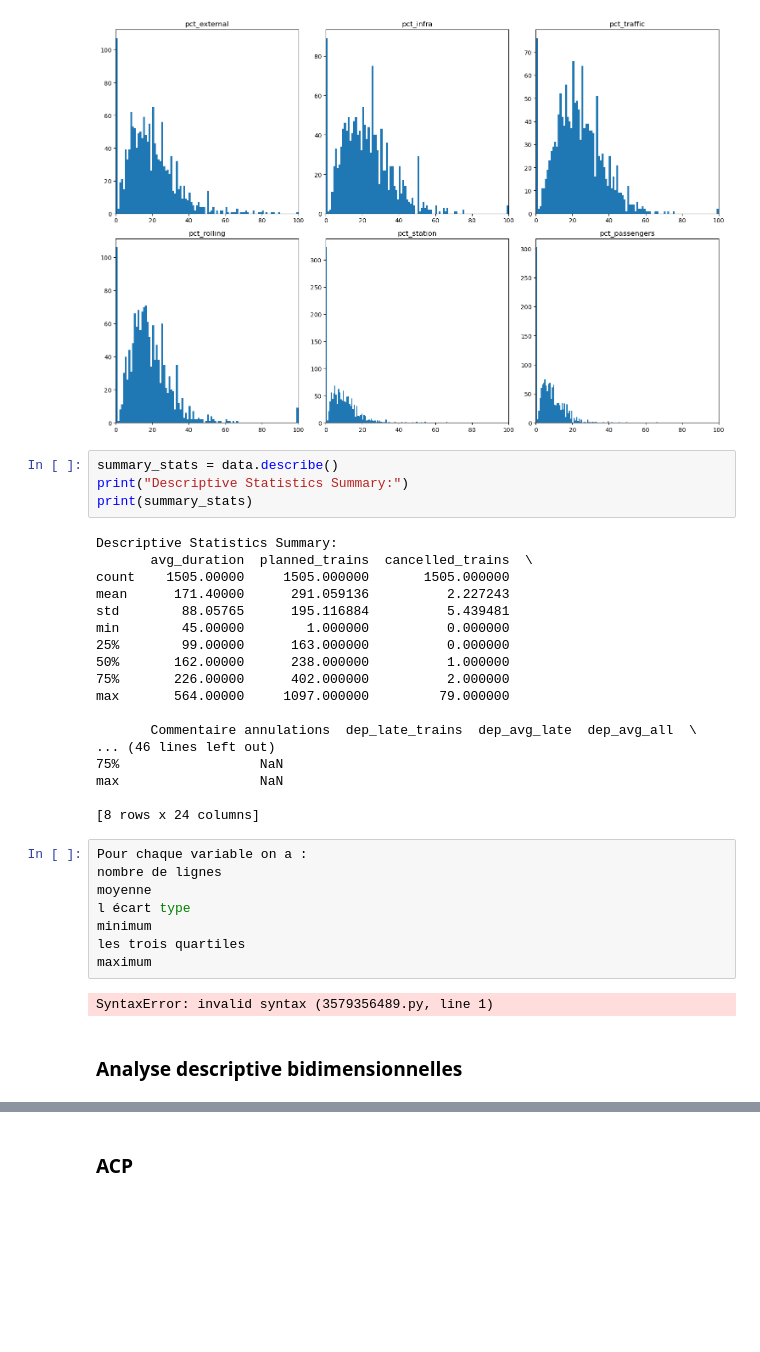
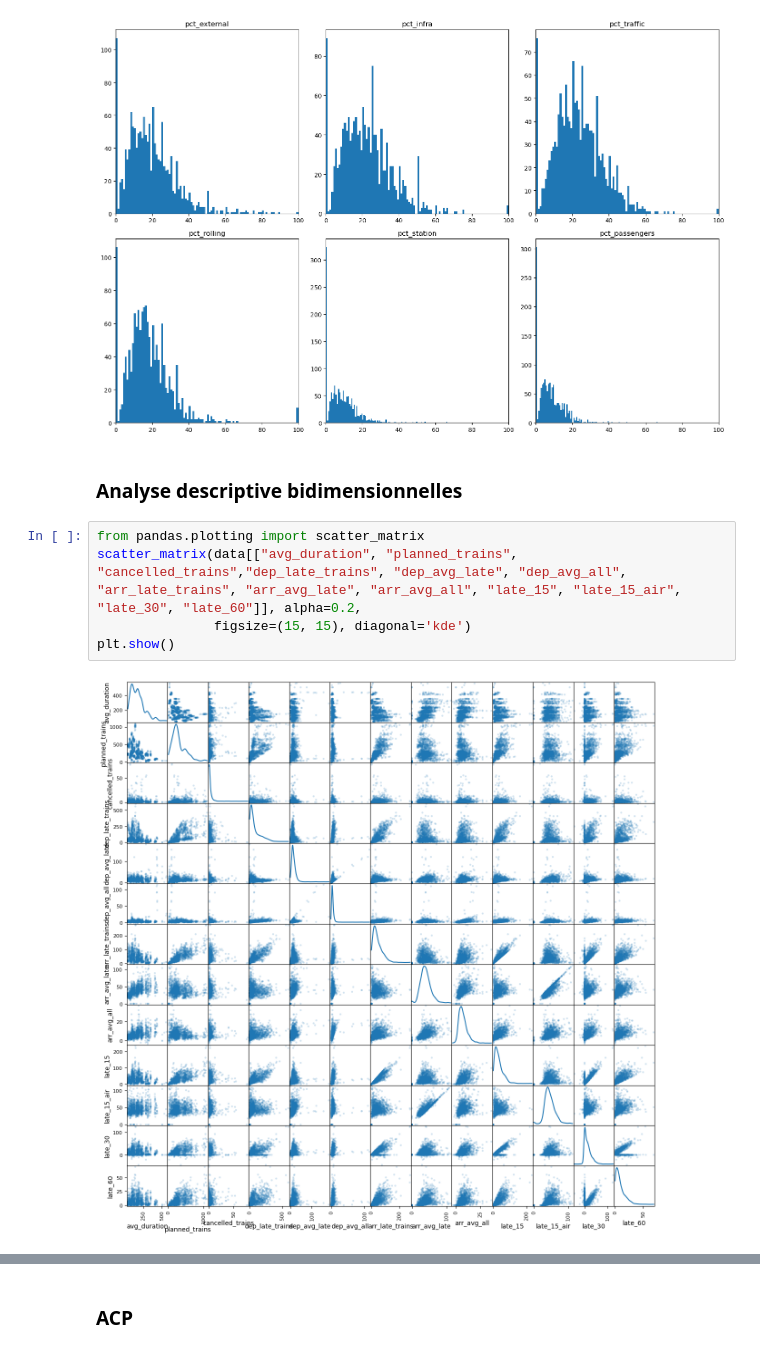
Before and after one commit to Clara-Lst/Projet_AD, a Jupyter notebook: AD-projet-python.ipynb, the cells around one changed output, grey strips where cells are left out. Saved outputs shown, nothing was run; the diff lists cells and outputs as text; blank space fills up the shorter version.

Commit message:
Analyse descriptive: etude de questions, 11mars TP4h Chloe Clara

```diff
--- a/AD-projet-python.ipynb
+++ b/AD-projet-python.ipynb
@@ -246,37 +309,12 @@ plt.tight_layout()
 plt.show()
 # %% [output]
 [figure]
-# %%
-summary_stats = data.describe()
-print("Descriptive Statistics Summary:")
-print(summary_stats)
-# %% [output]
-Descriptive Statistics Summary:
-       avg_duration  planned_trains  cancelled_trains  \
-count    1505.00000     1505.000000       1505.000000
-mean      171.40000      291.059136          2.227243
-std        88.05765      195.116884          5.439481
-min        45.00000        1.000000          0.000000
-25%        99.00000      163.000000          0.000000
-50%       162.00000      238.000000          1.000000
-75%       226.00000      402.000000          2.000000
-max       564.00000     1097.000000         79.000000
-
-       Commentaire annulations  dep_late_trains  dep_avg_late  dep_avg_all  \
-... (46 lines left out)
-75%                  NaN
-max                  NaN
-
-[8 rows x 24 columns]
-# %%
-Pour chaque variable on a :
-nombre de lignes
-moyenne
-l écart type
-minimum
-les trois quartiles
-maximum
-# %% [output]
-SyntaxError: invalid syntax (3579356489.py, line 1)
 # %% [markdown]
 ### Analyse descriptive bidimensionnelles
+# %%
+from pandas.plotting import scatter_matrix
+scatter_matrix(data[["avg_duration", "planned_trains", "cancelled_trains","dep_late_trains", "dep_avg_late", "dep_avg_all", "arr_late_trains", "arr_avg_late", "arr_avg_all", "late_15", "late_15_air", "late_30", "late_60"]], alpha=0.2,
+               figsize=(15, 15), diagonal='kde')
+plt.show()
+# %% [output]
+[figure, added]
```
Also changed, not shown: parts of 18 cells of this notebook, 1 other file.
